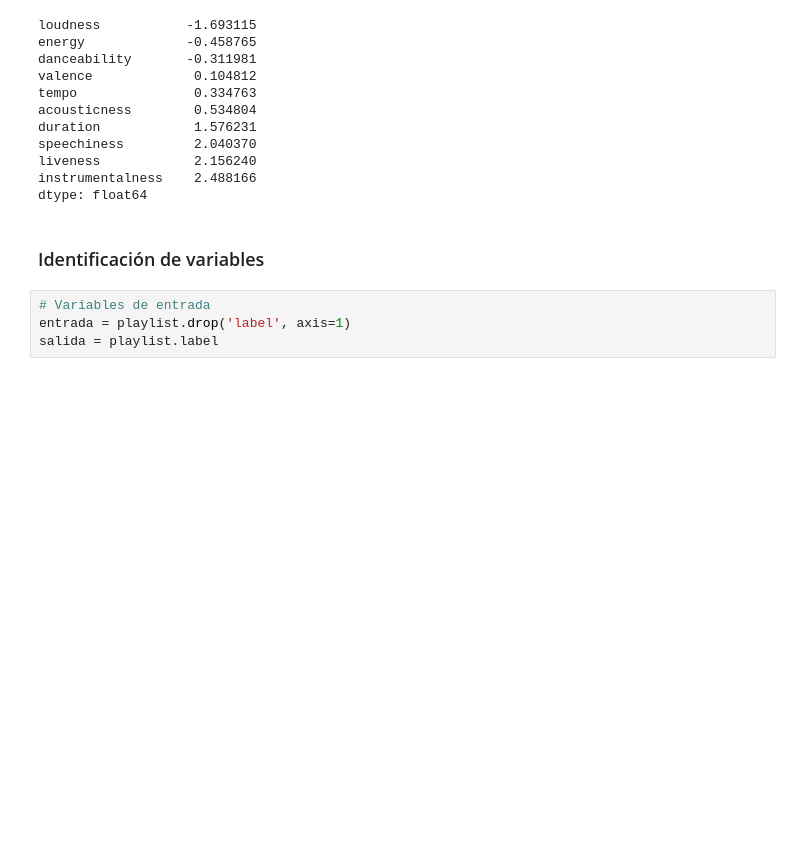
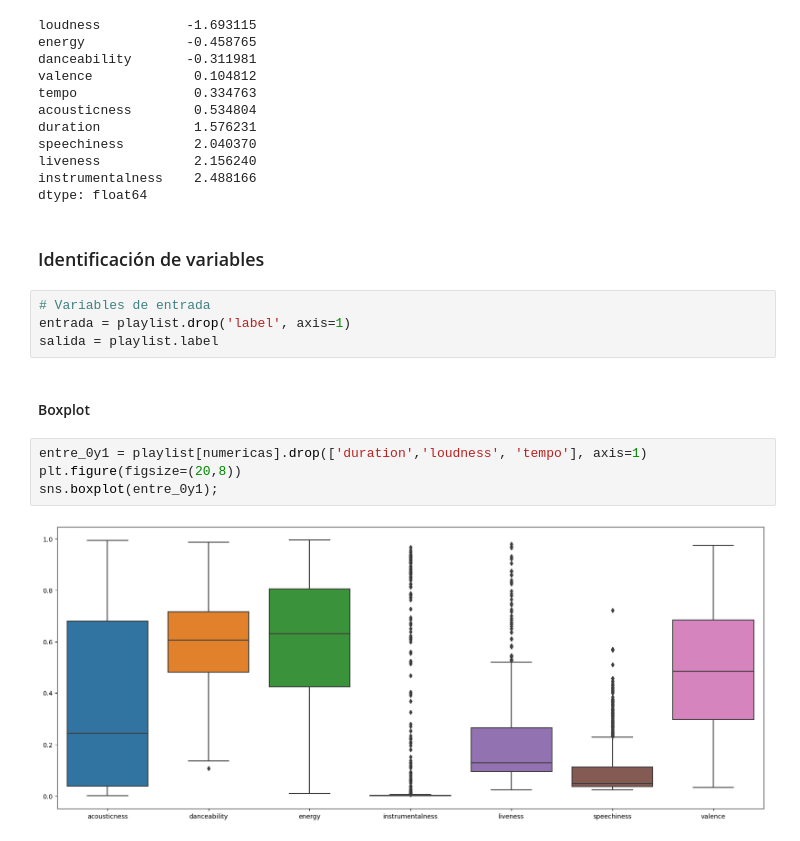
Before and after one commit to manoloacademia/CEIA_Analisis_de_datos, a Jupyter notebook: practica_final/analysis_spotify.ipynb, the cells around one changed output. Cells and saved outputs as stored; diff of their text form; blank space fills up the shorter version.

Commit message:
Se completa análisis por boxplot

```diff
--- a/practica_final/analysis_spotify.ipynb
+++ b/practica_final/analysis_spotify.ipynb
@@ -210,3 +211,11 @@ dtype: float64
 # Variables de entrada
 entrada = playlist.drop('label', axis=1)
 salida = playlist.label
+# %% [markdown]
+#### Boxplot
+# %%
+entre_0y1 = playlist[numericas].drop(['duration','loudness', 'tempo'], axis=1)
+plt.figure(figsize=(20,8))
+sns.boxplot(entre_0y1);
+# %% [output]
+[figure, added]
```
Also changed, not shown: parts of 5 cells of this notebook.
